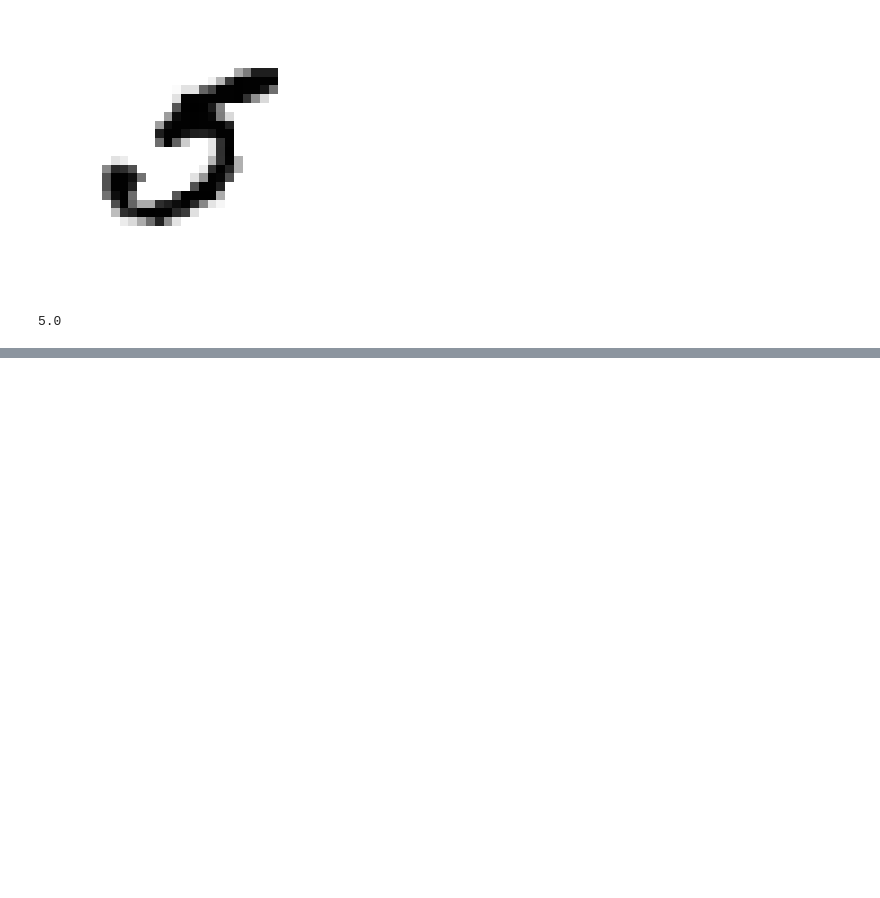
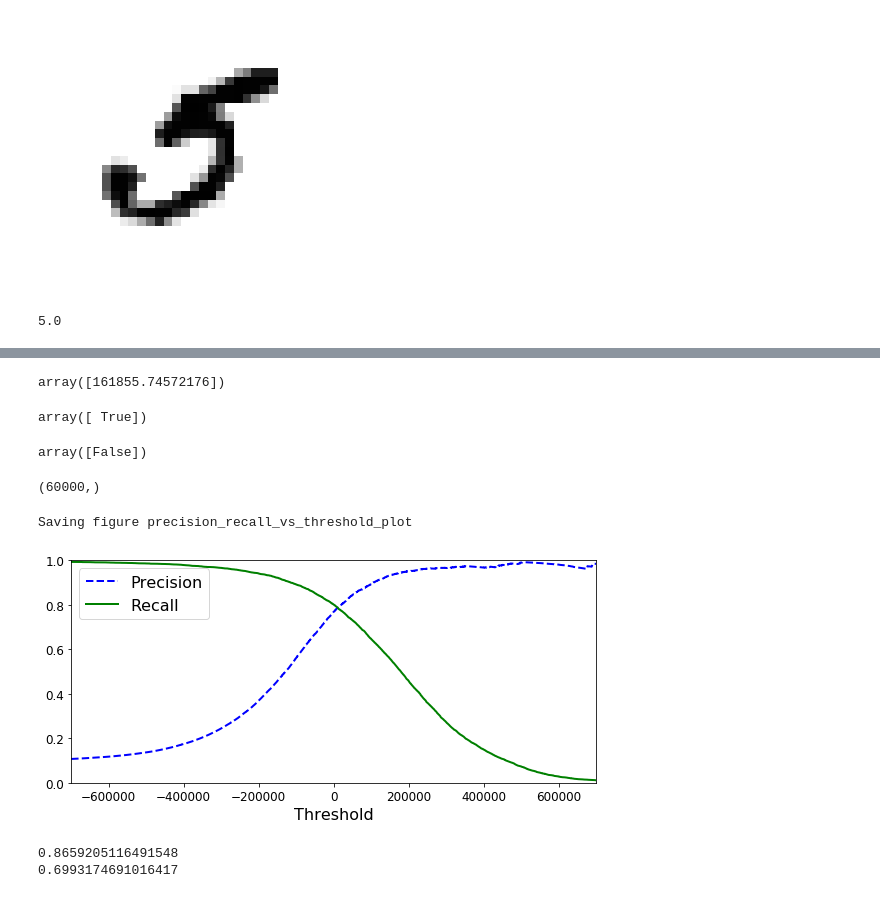
Before and after one commit to sayan31/Python-handson-ml, a Jupyter notebook: Chapter-3/classification.ipynb, the cells around one changed output, grey strips where cells are left out. Drawn from its saved outputs; the diff is of its cells as text; code cells hidden in the pictures; blank space fills up the shorter version.

Commit message:
Computing precision recall and f-score

```diff
--- a/Chapter-3/classification.ipynb
+++ b/Chapter-3/classification.ipynb
@@ -90,2 +90,12 @@ X_train, y_train = X_train[shuffle_index], y_train[shuffle_index]
 y_train_5 = (y_train == 5)
 y_test_5 = (y_test == 5)
+# %%
+# Use the Stochastic Gradient Descent classifier.
+# This classifier works in the following way:
+# For each instance, it computes a decision score based on a decision function
+# If the above score is higher than a threshold, the instance is assgined to a positive class
+# Otherwise, it enters the instance in the negative class
+from sklearn.linear_model import SGDClassifier
+
+sgd_clf = SGDClassifier(max_iter=5, random_state=42)
+sgd_clf.fit(X_train, y_train_5)
@@ -91,0 +168,7 @@ y_test_5 = (y_test == 5)
+# %%
+# If the value of the decision threshold mentioned earlier changes,
+# it can change the precision and recall values
+y_scores = sgd_clf.decision_function([some_digit])
+y_scores
+# %% [output]
+array([161855.74572176])
@@ -91,0 +179,51 @@ y_test_5 = (y_test == 5)
+# %%
+y_some_digit_pred
+# %% [output]
+array([ True])
+# %%
+# Here we change the threshold value for the classifier and recalculate the predictions
+# So, changing the threshold can affect precision and recall values.
+threshold = 200000
+y_some_digit_pred = (y_scores > threshold)
+y_some_digit_pred
+# %% [output]
+array([False])
+# %%
+# Deciding which value of threshold to use.
+# For this we need the scores of all instances of the training set
+# This is obtained using the cross_val_predict() function, but specifying that we need decision scores instead of predictions.
+y_scores = cross_val_predict(sgd_clf, X_train, y_train_5, cv=3,
+                             method="decision_function")
+print(y_scores.shape)
+
+# Using these scores, compute precision and recall for all possible threshold values.
+from sklearn.metrics import precision_recall_curve
+
+precisions, recalls, thresholds = precision_recall_curve(y_train_5, y_scores)
+# %% [output]
+(60000,)
+# %%
+# Plot precision and recall as functions of the threshold values.
+# precisions[:-1] returns all values from the precisions list except the last value.
+def plot_precision_recall_vs_threshold(precisions, recalls, thresholds):
+    plt.plot(thresholds, precisions[:-1], "b--", label="Precision", linewidth=2)
+    plt.plot(thresholds, recalls[:-1], "g-", label="Recall", linewidth=2)
+    plt.xlabel("Threshold", fontsize=16)
+    plt.legend(loc="upper left", fontsize=16)
+    plt.ylim([0, 1])
+
+plt.figure(figsize=(8, 4))
+plot_precision_recall_vs_threshold(precisions, recalls, thresholds)
+plt.xlim([-700000, 700000])
+save_fig("precision_recall_vs_threshold_plot")
+plt.show()
+# %% [output]
+Saving figure precision_recall_vs_threshold_plot
+[figure, added]
+# %%
+y_train_pred_90 = (y_scores > 70000)
+print(precision_score(y_train_5, y_train_pred_90))
+print(recall_score(y_train_5, y_train_pred_90))
+# %% [output]
+0.8659205116491548
+0.6993174691016417
```
Also changed, not shown: parts of 15 cells of this notebook, 3 other files.
